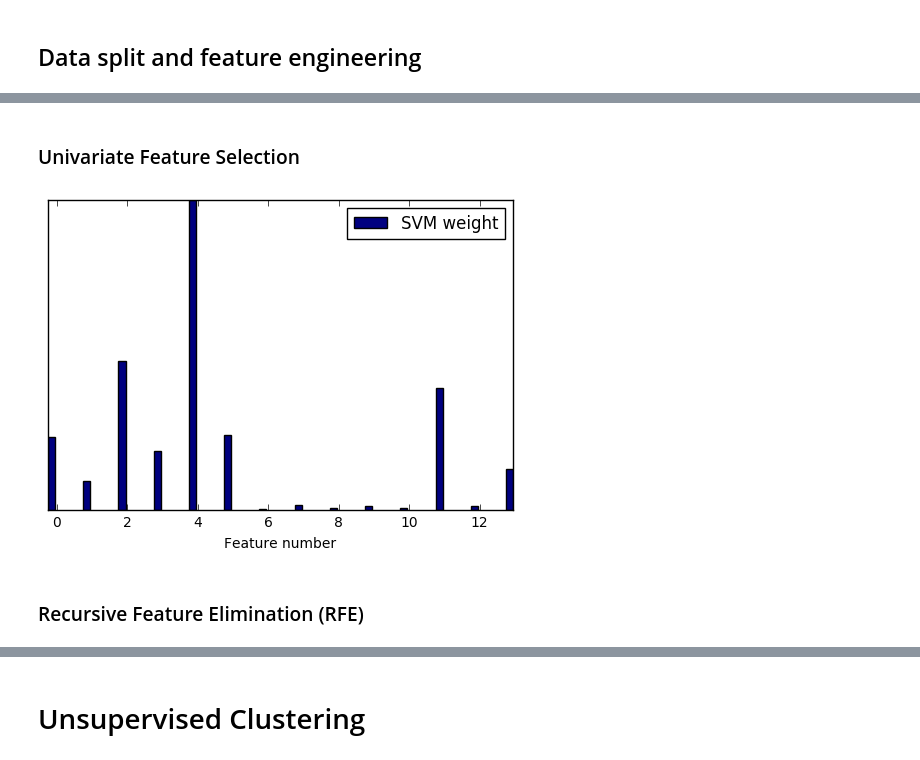
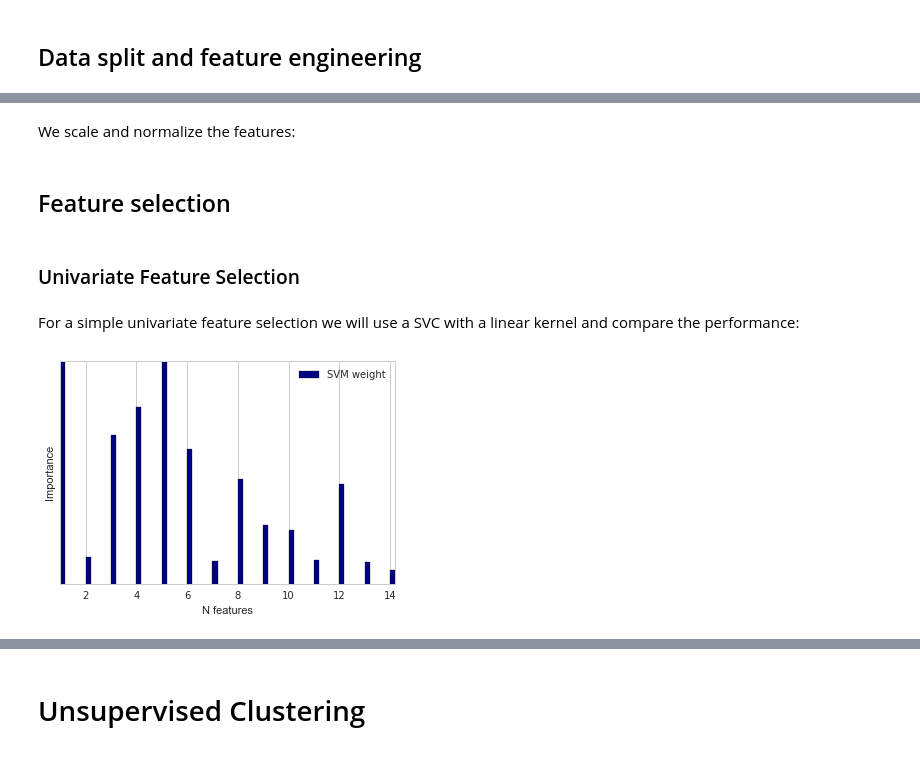
Before and after one commit to dmartr/ADA-Project, a Jupyter notebook: Machine Learning Notebook.ipynb, the cells around one changed output, grey strips where cells are left out. Drawn from its saved outputs; the diff is of its cells as text; code cells hidden in the pictures.

```diff
--- a/Machine Learning Notebook.ipynb
+++ b/Machine Learning Notebook.ipynb
@@ -5,11 +5,9 @@ import pandas as pd
 import numpy as np
 import pickle
 from time import time
+import math
 import matplotlib.pyplot as plt
-
-%matplotlib inline
-
-
+import itertools
 from sklearn.svm import SVC
 from sklearn import preprocessing
 from sklearn.decomposition import PCA
@@ -19,3 +17,16 @@ from sklearn.model_selection import GridSearchCV
 from sklearn.ensemble import ExtraTreesClassifier
 from sklearn.model_selection import cross_val_score
 from sklearn.model_selection import train_test_split
+from sklearn import metrics
+from sklearn.cluster import KMeans
+from sklearn import mixture
+from scipy import linalg
+from sklearn.ensemble import RandomForestClassifier
+import plotly.plotly as py
+import plotly.graph_objs as go
+from plotly.tools import FigureFactory as FF
+import seaborn as sns
+sns.set(style="whitegrid", color_codes=True)
+
+%matplotlib inline
+py.sign_in('juanluismoralperez', 'MUMjWF4QwNy8AtZW6WUq')
@@ -52,0 +39,5 @@ X_total = df = df_pc.drop('league', 1)
+# %%
+df_s5 = pd.read_pickle('data_processed.pkl')
+y_s5 = df_s5['league'].values
+X_s5 = df = df_s5.drop('league', 1)
+X_s5.head()
@@ -55,32 +71,33 @@ X_total = df = df_pc.drop('league', 1)
 # %%
-X_pc = X_pc[['maxNumDeaths', 'mostChampionKillsPerSession', 'GoldEarned', 'MinionKills',
+X_s5 = X_s5[['maxNumDeaths', 'mostChampionKillsPerSession', 'GoldEarned', 'MinionKills',
       'PhysicalDamageDealt', 'MagicDamageDealt', 'DamageTaken', 'DoubleKills', 'TripleKills',
        'QuadraKills', 'PentaKills', 'TurretsKilled', 'KDA', 'WinRate']]
-X_total = X_total[['maxNumDeaths', 'mostChampionKillsPerSession', 'GoldEarned', 'MinionKills',
+X_s6 = X_s6[['maxNumDeaths', 'mostChampionKillsPerSession', 'GoldEarned', 'MinionKills',
       'PhysicalDamageDealt', 'MagicDamageDealt', 'DamageTaken', 'DoubleKills', 'TripleKills',
        'QuadraKills', 'PentaKills', 'TurretsKilled', 'KDA', 'WinRate']]
+# %% [markdown]
+We scale and normalize the features:
 # %%
-X_n = preprocessing.normalize(preprocessing.scale(X_pc))
+X_n = preprocessing.normalize(preprocessing.scale(X_s5))
+# %% [markdown]
+## Feature selection
 # %% [markdown]
 ### Univariate Feature Selection
+# %% [markdown]
+For a simple univariate feature selection we will use a SVC with a linear kernel and compare the performance:
 # %%
 clf = SVC(kernel='linear')
-clf.fit(X_n, y_pc)
-
+clf.fit(X_n, y_s5)
 svm_weights = (clf.coef_ ** 2).sum(axis=0)
 svm_weights /= svm_weights.max()
+X_indices = np.arange(X_s5.shape[-1])
 
-X_indices = np.arange(X_pc.shape[-1])
-
-plt.bar(X_indices - .25, svm_weights, width=.2, label='SVM weight',
-        color='navy')
-
-plt.xlabel('Feature number')
+plt.bar(X_indices + 1, svm_weights, width=.2, label='SVM weight', color='navy')
+plt.xlabel('N features')
+plt.ylabel('Importance')
 plt.yticks(())
 plt.axis('tight')
 plt.legend(loc='upper right')
 plt.show()
 # %% [output]
-[figure, old version]
+[figure, new version]
-# %% [markdown]
-### Recursive Feature Elimination (RFE)
```
Also changed, not shown: parts of 99 cells of this notebook, 1 other file.
